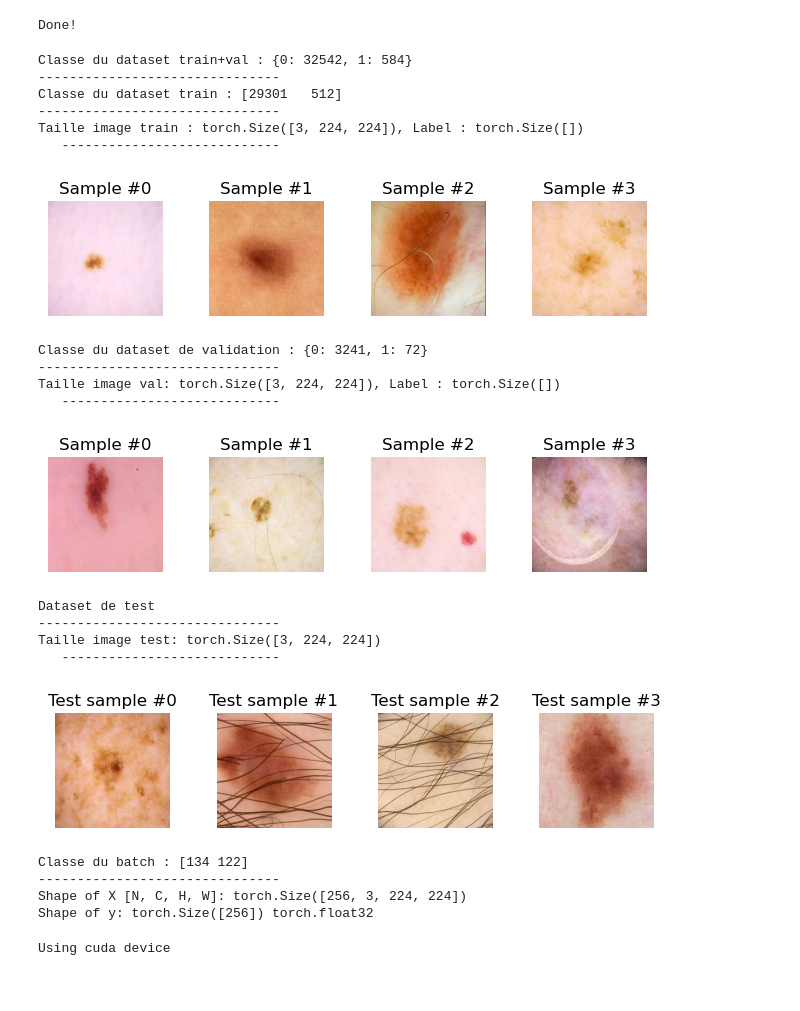
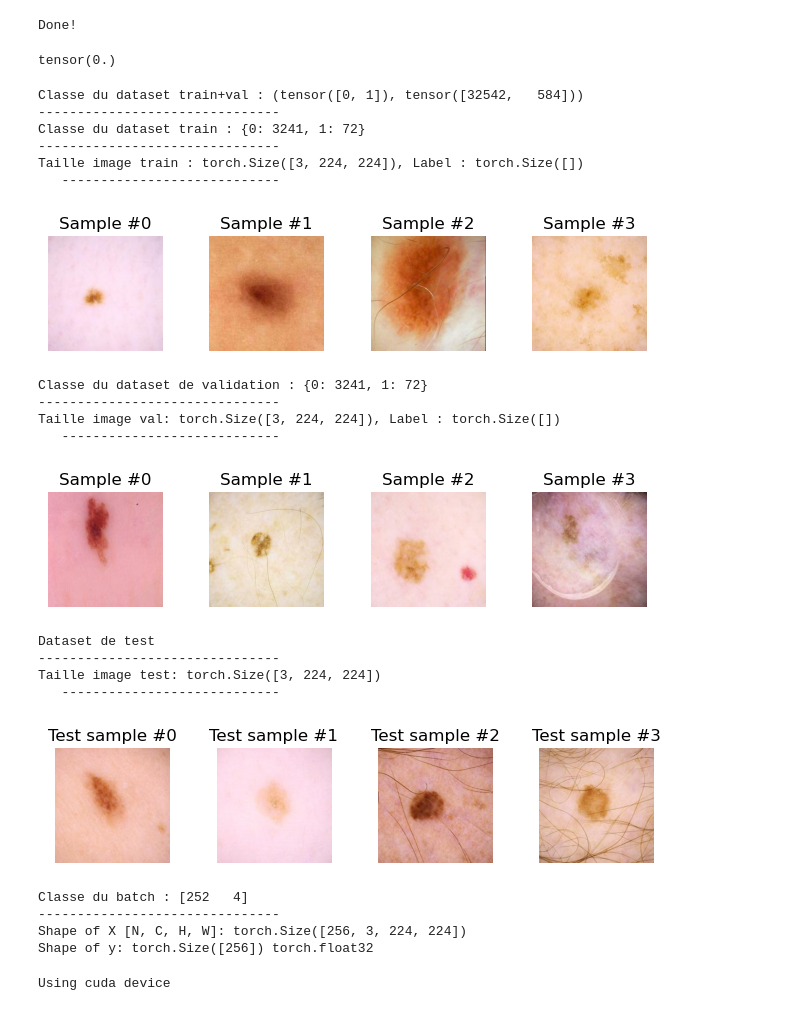
Before and after one commit to Aaabdou/melanome_classification, a Jupyter notebook: code_melanome_classification.ipynb, the cells around one changed output. Saved outputs shown, nothing was run; the diff lists cells and outputs as text; code cells hidden in the pictures.

Commit message:
Correction partie test

```diff
--- a/code_melanome_classification.ipynb
+++ b/code_melanome_classification.ipynb
@@ -32,7 +37,7 @@ from collections import Counter
 Requirement already satisfied: tqdm in /opt/saturncloud/envs/saturn/lib/python3.9/site-packages (4.65.0)
 # %%
 #create csv file for test
-csv_exist=False
+csv_exist=True
 if not csv_exist:
     img_dir="./test-resized"
     with open('test-name.csv', 'w', newline='') as file:
@@ -53,6 +58,7 @@ class CustomImageDataset(Dataset):
         self.img_dir = img_dir
         self.transform = transform
         self.target_transform = target_transform
+        self.target=torch.tensor(self.img_labels.iloc[:, 1])
 
     def __len__(self):
         return len(self.img_labels)
@@ -65,10 +71,10 @@ class CustomImageDataset(Dataset):
         image *= (1.0/image.max())
         label = self.img_labels.iloc[idx, 1]
         label=torch.tensor(float(label)) #preprocess label
-        if self.transform:
+        if label.item()==1. and self.transform:
             image = self.transform(image)
-        if self.target_transform:
-            label = self.target_transform(label)
+        # if self.target_transform:
+        #     label = self.target_transform(label)
         return image, label
 
 class CustomImageTestset(Dataset):
@@ -84,27 +90,54 @@ class CustomImageTestset(Dataset):
     def __getitem__(self, idx):
         img_path = os.path.join(self.img_dir, self.img_name.iloc[idx,0]+".jpg")
         image = read_image(img_path)
+        name=self.img_name.iloc[idx,0]
         image=image.float()
         image *= (1.0/image.max())
         if self.transform:
             image = self.transform(image)
-        return image
+        return image,name
+# %%
+dataset=CustomImageDataset(annotations_file='./train-labels.csv',img_dir='./train-resized')
+print(dataset[0][1])
+# %% [output]
+tensor(0.)
 # %%
 #Chargement des données
 #Instanciation des dataloaders
-
-dataset=CustomImageDataset(annotations_file='./train-labels.csv',img_dir='./train-resized')
+# Define data augmentation transforms
+data_augm = transforms.Compose([
+    transforms.RandomRotation(10),
+    transforms.RandomHorizontalFlip(),
+    transforms.RandomVerticalFlip(),
+])
+dataset=CustomImageDataset(annotations_file='./train-labels.csv',img_dir='./train-resized',transform=data_augm)
 generator1 = torch.Generator().manual_seed(42)
 l=len(dataset)
-train_dataset,val_dataset=random_split(dataset,[round(0.9*l), round(0.1*l)], generator=generator1)
 
 
+augment =0
+if augment :
+
+    # Create an addtion class 1 from all data
+    class1_samples = [dataset[i] for i in range(l) if dataset[i][1] == 1]
+
+    # Apply data augmentation to class 1 samples and add to train_dataset
+    dataset += [(data_augmentation(sample[0]), 1) for sample in class1_samples]
+    l=len(dataset)
+    # print([d[:][1] for d in dataset])
+    # _,_,count=torch.unique((d[:][1] for d in dataset),return_counts=True)
+    # print(f"Classe du dataset train+val : {count}\n-------------------------------")
+else:
+    print(f"Classe du dataset train+val : {torch.unique(dataset.target, return_counts=True)}\n-------------------------------")
+
+    train_dataset,val_dataset=random_split(dataset,[round(0.9*l), round(0.1*l)], generator=generator1)
+
 test_dataset=CustomImageTestset(annotations_file='./test-name.csv',img_dir='./test-resized')
-print(f"Classe du dataset train+val : {dict(Counter(dataset.img_labels.iloc[:, 1]))}\n-------------------------------")
+
 
 label_train = [train_dataset.dataset.img_labels.iloc[i,1] for i in train_dataset.indices]
 class_sample_count = np.array([len(np.where(label_train == t)[0]) for t in np.unique(label_train)])
-print(f"Classe du dataset train : {class_sample_count}\n-------------------------------")
+print(f"Classe du dataset train : {dict(Counter(val_dataset.dataset.img_labels.iloc[i,1] for i in val_dataset.indices))}\n-------------------------------")
 
 for i, sample in enumerate(train_dataset):
     if i == 0:
@@ -129,37 +162,38 @@ for i, sample in enumerate(val_dataset):
     if i == 3:
         plt.show()
         break
 
 print(f"Dataset de test \n-------------------------------")
-for i, sample in enumerate(test_dataset):
+for i, (sample,name) in enumerate(test_dataset):
     if i == 0:
         print(f"Taille image test: {sample.shape}\n   ----------------------------")
     ay = plt.subplot(1, 4, i + 1)
     plt.tight_layout()
     ay.set_title('Test sample #{}'.format(i))
+    # ay.xlabel(name)
     ay.axis('off')
     plt.imshow(sample.T)
     if i == 3:
         plt.show()
         break
 # %% [output]
-Classe du dataset train+val : {0: 32542, 1: 584}
+Classe du dataset train+val : (tensor([0, 1]), tensor([32542,   584]))
 -------------------------------
-Classe du dataset train : [29301   512]
+Classe du dataset train : {0: 3241, 1: 72}
 -------------------------------
 Taille image train : torch.Size([3, 224, 224]), Label : torch.Size([])
    ----------------------------
 [figure]
 Classe du dataset de validation : {0: 3241, 1: 72}
 -------------------------------
 Taille image val: torch.Size([3, 224, 224]), Label : torch.Size([])
    ----------------------------
 [figure]
 Dataset de test
 -------------------------------
 Taille image test: torch.Size([3, 224, 224])
    ----------------------------
-[figure, old version]
+[figure, new version]
 # %%
 #Mise en forme des données
 
@@ -170,7 +204,7 @@ weight = 1. / class_sample_count
 samples_weight = np.array([weight[t] for t in label_train])
 samples_weight = torch.from_numpy(samples_weight)
 sampler = WeightedRandomSampler(samples_weight.type('torch.DoubleTensor'), len(samples_weight),replacement=True)
-samp=True
+samp=0
 # Create data loaders.
 if samp:
     train_dataloader = DataLoader(train_dataset, batch_size=batch_size,num_workers=4,sampler=sampler)
@@ -185,7 +219,7 @@ for X,y in train_dataloader:
     print(f"Shape of y: {y.shape} {y.dtype}")
     break
 # %% [output]
-Classe du batch : [134 122]
+Classe du batch : [252   4]
 -------------------------------
 Shape of X [N, C, H, W]: torch.Size([256, 3, 224, 224])
 Shape of y: torch.Size([256]) torch.float32
```
Also changed, not shown: parts of 5 cells of this notebook.
